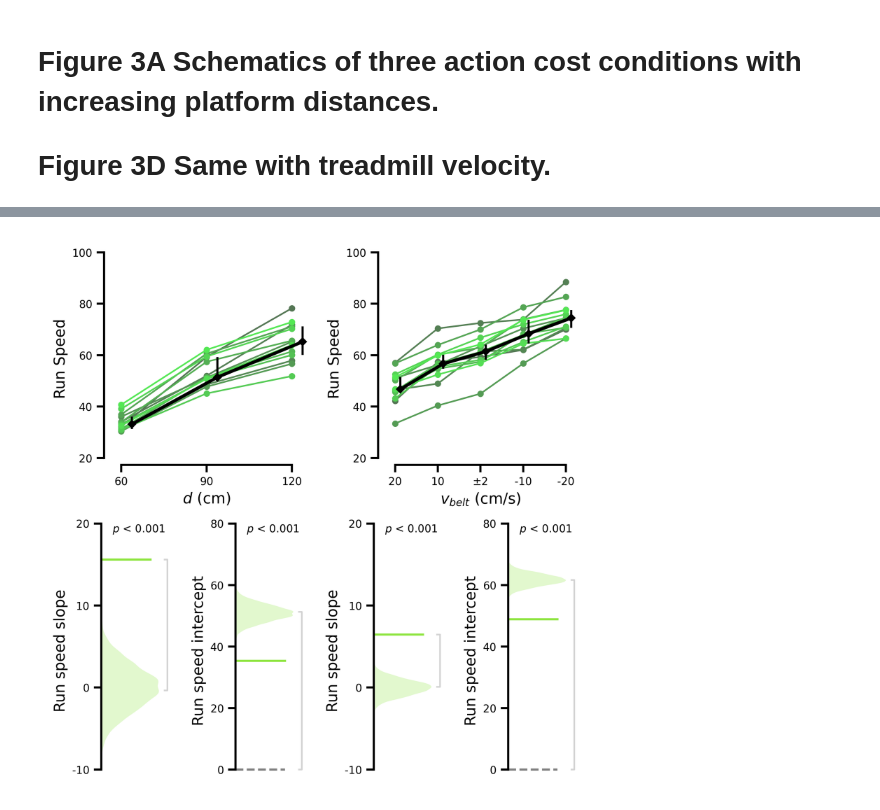
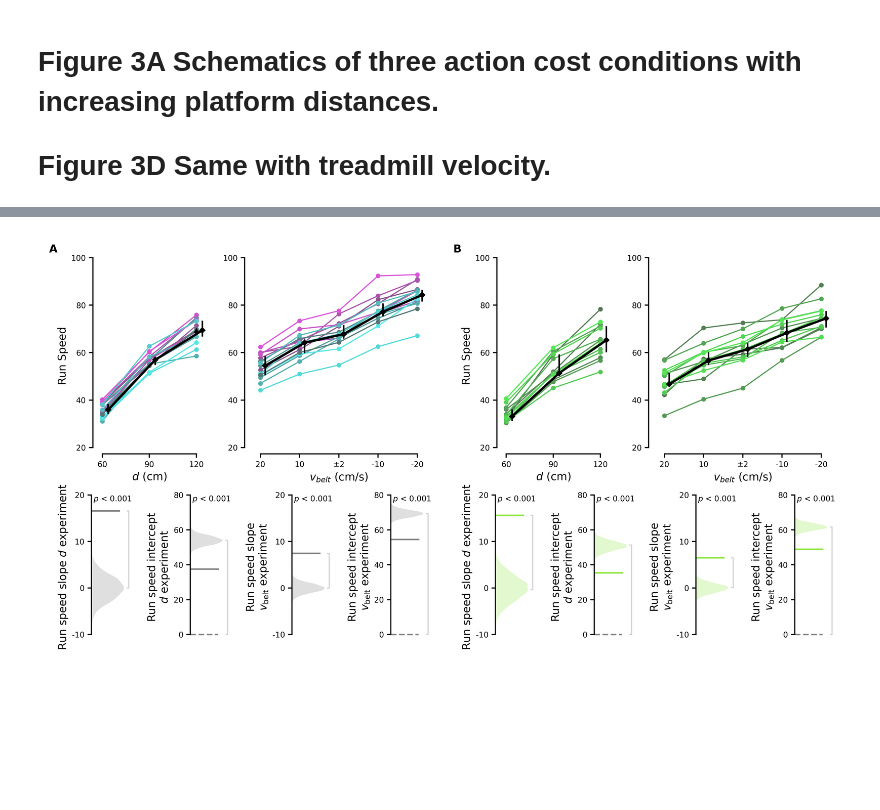
Before and after one commit to HeathenToaster/RunningFastAndSlow, a Jupyter notebook: Figure_SXXXX.ipynb, the cells around one changed output, grey strips where cells are left out. Drawn from its saved outputs; the diff is of its cells as text; code cells hidden in the pictures; blank space fills up the shorter version.

```diff
--- a/Figure_SXXXX.ipynb
+++ b/Figure_SXXXX.ipynb
@@ -430,32 +186,78 @@ Run speed: p_s=0.000, p_i=0.000, obs_slope=7.420, obs_intercept=54.469
 # %%
-fig = plt.figure(figsize=(cm2inch(9), cm2inch(9)),
+fig = plt.figure(figsize=(cm2inch(18), cm2inch(9)),
                  constrained_layout=True, facecolor='w', dpi=600)
 
-gs0 = fig.add_gridspec(2, 1, height_ratios=[1, 1])
+h_ratio = [1, .66]
+gs0 = fig.add_gridspec(1, 3, width_ratios=[1, .05, 1])
 
-row1 = gs0[0].subgridspec(1, 2)
-ax_dist_intact = plt.subplot(row1[0])
-ax_tm_intact = plt.subplot(row1[1])
+left = gs0[0].subgridspec(2, 1, height_ratios=h_ratio)
+left_row1 = left[0].subgridspec(1, 2, width_ratios=[3, 5])
+ax_dist_intact = plt.subplot(left_row1[0])
+ax_tm_intact = plt.subplot(left_row1[1])
 
-row2 = gs0[1].subgridspec(1, 4)
-ax_slope_dist_intact = plt.subplot(row2[0])
-ax_intercept_dist_intact = plt.subplot(row2[1])
-ax_slope_tm_intact = plt.subplot(row2[2])
-ax_intercept_tm_intact = plt.subplot(row2[3])
+left_row2 = left[1].subgridspec(1, 4)
+ax_slope_dist_intact = plt.subplot(left_row2[0])
+ax_intercept_dist_intact = plt.subplot(left_row2[1])
+ax_slope_tm_intact = plt.subplot(left_row2[2])
+ax_intercept_tm_intact = plt.subplot(left_row2[3])
 
 
-regression_permutation(run_speeds_lesion, dist_or_tm='dist', varname='Run speed', lesioned_animals=True,
+right = gs0[2].subgridspec(2, 1, height_ratios=h_ratio)
+right_row1 = right[0].subgridspec(1, 2, width_ratios=[3, 5])
+ax_dist_lesion = plt.subplot(right_row1[0])
+ax_tm_lesion = plt.subplot(right_row1[1])
+
+right_row2 = right[1].subgridspec(1, 4)
+ax_slope_dist_lesion = plt.subplot(right_row2[0])
+ax_intercept_dist_lesion = plt.subplot(right_row2[1])
+ax_slope_tm_lesion = plt.subplot(right_row2[2])
+ax_intercept_tm_lesion = plt.subplot(right_row2[3])
+
+_ = r'$d$'
+__ = r'$v_{\mathrm{belt}}$'
+
+plot_model_parameter('run_speed', dist_or_tm='dist', show_ex=True, ax=ax_dist_intact,
+                         show_xlabel=True, show_ylabel=True)
+
+plot_model_parameter('run_speed', dist_or_tm='tm', show_ex=False, ax=ax_tm_intact,
+                         show_xlabel=True, show_ylabel=False)
+
+regression_permutation(run_speeds, dist_or_tm='dist',
+                       varname_slope=f'Run speed slope {_} experiment',
+                        varname_intercept=f'Run speed intercept\n{_} experiment',
                         ax_slope=ax_slope_dist_intact, yticks_slope=[-10, 0, 10, 20],
                         ax_intercept=ax_intercept_dist_intact, y_ticks_intercept=[0, 20, 40, 60, 80])
 
-regression_permutation(run_speeds_lesion, dist_or_tm='tm', varname='Run speed', lesioned_animals=True,
+regression_permutation(run_speeds, dist_or_tm='tm',
+                       varname_slope=f'Run speed slope\n{__} experiment',
+                        varname_intercept=f'Run speed intercept\n{__} experiment',
                         ax_slope=ax_slope_tm_intact, yticks_slope=[-10, 0, 10, 20],
                         ax_intercept=ax_intercept_tm_intact, y_ticks_intercept=[0, 20, 40, 60, 80])
 
 
-plot_model_parameter('run_speed_lesion', dist_or_tm='dist', show_ex=True, ax=ax_dist_intact, lesioned_animals=True,
+
+plot_model_parameter('run_speed_lesion', dist_or_tm='dist', show_ex=True, ax=ax_dist_lesion, lesioned_animals=True,
                          show_xlabel=True, show_ylabel=True)
 
-plot_model_parameter('run_speed_lesion', dist_or_tm='tm', show_ex=False, ax=ax_tm_intact, lesioned_animals=True,
-                         show_xlabel=True, show_ylabel=True)
+plot_model_parameter('run_speed_lesion', dist_or_tm='tm', show_ex=False, ax=ax_tm_lesion, lesioned_animals=True,
+                         show_xlabel=True, show_ylabel=False)
+
+regression_permutation(run_speeds_lesion, dist_or_tm='dist', lesioned_animals=True,
+                        varname_slope=f'Run speed slope {_} experiment',
+                        varname_intercept=f'Run speed intercept\n{_} experiment',
+                        ax_slope=ax_slope_dist_lesion, yticks_slope=[-10, 0, 10, 20],
+                        ax_intercept=ax_intercept_dist_lesion, y_ticks_intercept=[0, 20, 40, 60, 80])
+
+regression_permutation(run_speeds_lesion, dist_or_tm='tm', lesioned_animals=True,
+                       varname_slope=f'Run speed slope\n{__} experiment',
+                        varname_intercept=f'Run speed intercept\n{__} experiment',
+                        ax_slope=ax_slope_tm_lesion, yticks_slope=[-10, 0, 10, 20],
+                        ax_intercept=ax_intercept_tm_lesion, y_ticks_intercept=[0, 20, 40, 60, 80])
+
+add_all_letters([ax_dist_intact, ax_dist_lesion], ["A", "B"])
+
+plt.savefig("./Figures_paper/Figure_SXXXX.pdf", facecolor='w',
+        edgecolor='none', bbox_inches='tight', format="pdf", dpi=600)
+plt.savefig("./Figures_paper/Figure_SXXXX.svg", facecolor='w',
+        edgecolor='none', bbox_inches='tight', format="svg", dpi=600)
 # %% [output]
@@ -464 +268 @@ Run speed: p_s=0.000, p_i=0.000, obs_slope=6.463, obs_intercept=48.832
-[figure, old version]
+[figure, new version]
```
Also changed, not shown: parts of 8 cells of this notebook, 8 other files.
